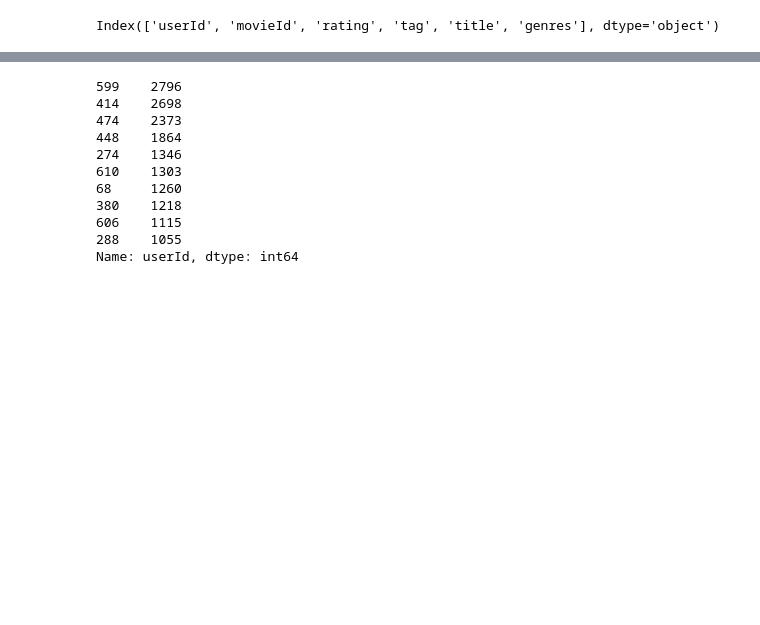
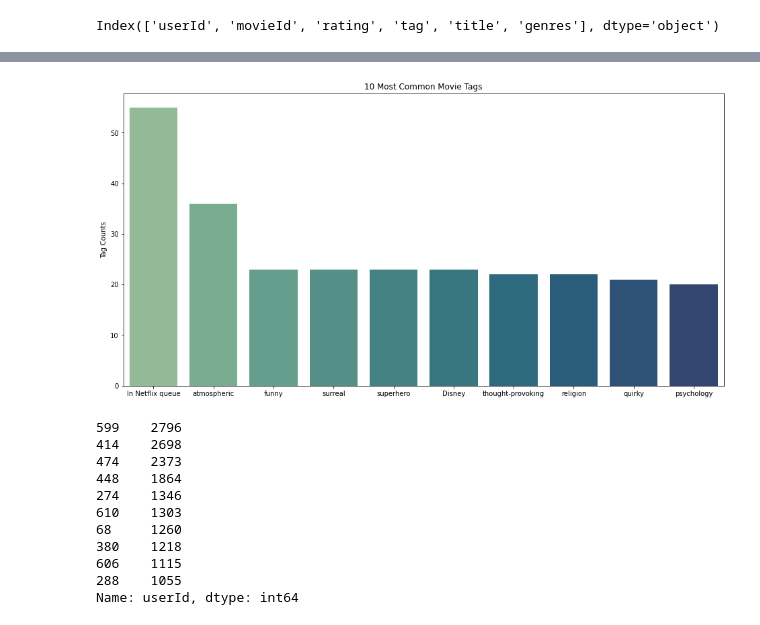
Before and after one commit to calvintirrell/Movie_Data, a Jupyter notebook: movies_shows_data.ipynb, the cells around one changed output, grey strips where cells are left out. Cells and saved outputs as stored; diff of their text form; code cells hidden in the pictures; blank space fills up the shorter version.

```diff
--- a/movies_shows_data.ipynb
+++ b/movies_shows_data.ipynb
@@ -191,4 +194,12 @@ psychology           20
 Name: tag, dtype: int64
+# %%
+tag_counts = merged_data.tag.value_counts().sort_values(ascending=False).iloc[0:10]
+plt.figure(figsize=(16, 8))
+sns.barplot(tag_counts.index, tag_counts.values, palette="crest")
+plt.ylabel("Tag Counts")
+plt.title("10 Most Common Movie Tags");
+# %% [output]
+[figure, added]
 # %%
 merged_data['userId'].value_counts().head(10)
 # %% [output]
```
Also changed, not shown: parts of 11 cells of this notebook.
